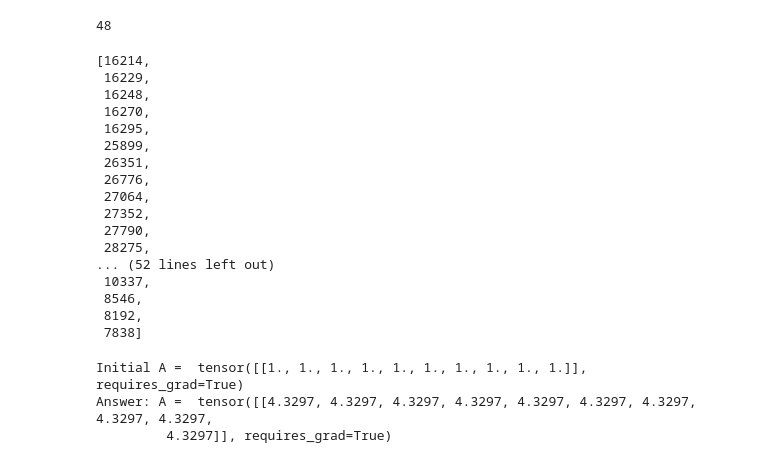
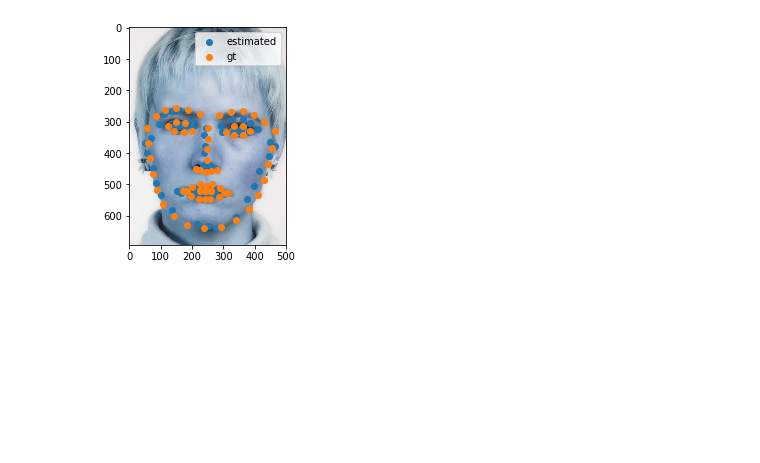
Before and after one commit to nbortych/CV2, a Jupyter notebook: Assignment3/optimisation.ipynb, the cells around one changed output. Drawn from its saved outputs; the diff is of its cells as text; code cells hidden in the pictures; blank space fills up the shorter version.

```diff
--- a/Assignment3/optimisation.ipynb
+++ b/Assignment3/optimisation.ipynb
@@ -28,48 +212,33 @@ shape = detect_landmark(img)
+# %%
+target = torch.from_numpy(detect_landmark(img)).to(dtype = torch.float)
+target, values = normalise(target, is_ground = True)
+target[:,0] = target[:,0]*values[0]+values[1]
+target[:,1] = target[:,1]*values[0]+values[2]
+target= target.detach().numpy()
+
+
+test  = facial_landmarks_torch(alpha, delta, w, t)#.detach().numpy()
+test = normalise(test)
+test[:,0] = test[:,0]*values[0]+values[1]
+test[:,1] = test[:,1]*values[0]+values[2]
+test = test.detach().numpy()
+
+image = cv2.imread('in.png')
+plt.imshow(image)
+plt.scatter(test[:,0], test[:,1], label = "estimated")
+plt.scatter(target[:,0], target[:,1], label = "gt")
+plt.legend()
+plt.show()
+# %% [output]
+[figure, added]
 # %%
-# and draw them on the image
-for (x, y) in shape:
-    cv2.circle(img, (x, y), 2, (0, 0, 255), -1)
-cv2.imshow("Output", img)
-cv2.waitKey(0)
+#for (x, y) in test:
+ #   cv2.circle(image, (int(np.round(x)), int(np.round(y))), 2, (255, 0, 0), -1)
+
+
+
+#for (x, y) in target:
+ #   cv2.circle(image, (x, y), 2, (0, 255, 0), -1)
+
+#cv2.imshow("Output", image)
+#cv2.waitKey(0)
-# %% [output]
-48
-# %%
-#import landmarks points
-with open('Landmarks68_model2017-1_face12_nomouth.anl', 'r') as f:
-    data = f.read()
-data = list(map(int, data.split('\n')[:-1]))
-data
-# %% [output]
-[16214,
- 16229,
- 16248,
- 16270,
- 16295,
- 25899,
- 26351,
- 26776,
- 27064,
- 27352,
- 27790,
- 28275,
-... (52 lines left out)
- 10337,
- 8546,
- 8192,
- 7838]
-# %%
-lr = 0.1
-A = Variable(torch.ones(1, 10), requires_grad=True)
-print('Initial A = ', A)
-opt = torch.optim.Adam([A], lr=lr)
-
-for i in range(100):
-    opt.zero_grad()
-    loss = torch.sum((A - 10) ** 10)
-    loss.backward()
-    opt.step()
-print("Answer: A = ", A)
-# %% [output]
-Initial A =  tensor([[1., 1., 1., 1., 1., 1., 1., 1., 1., 1.]], requires_grad=True)
-Answer: A =  tensor([[4.3297, 4.3297, 4.3297, 4.3297, 4.3297, 4.3297, 4.3297, 4.3297, 4.3297,
-         4.3297]], requires_grad=True)
```
Also changed, not shown: parts of 5 cells of this notebook, 4 other files.
